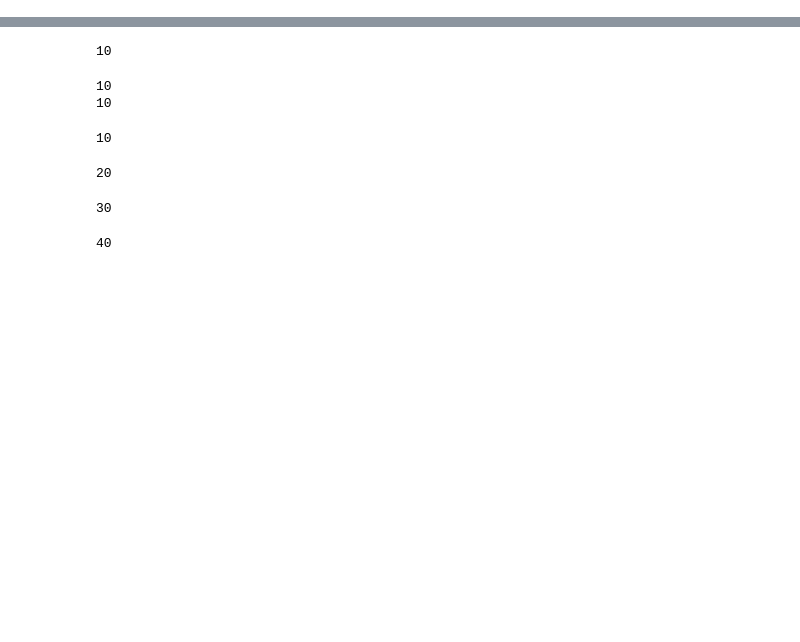
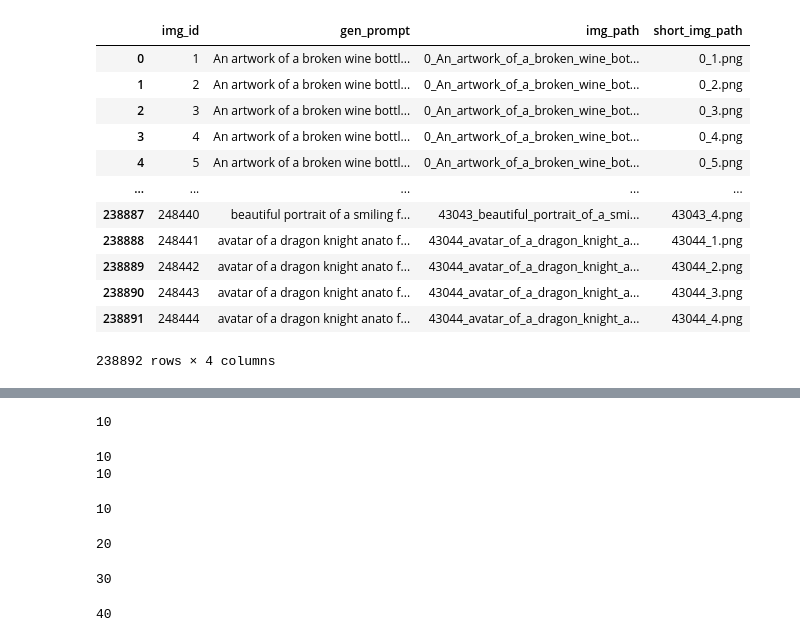
Before and after one commit to alecsharpie/game_asset_creation, a Jupyter notebook: notebooks/create_embedded_image_assets.ipynb, the cells around one changed output, grey strips where cells are left out. Drawn from its saved outputs; the diff is of its cells as text; code cells hidden in the pictures; blank space fills up the shorter version.

```diff
--- a/notebooks/create_embedded_image_assets.ipynb
+++ b/notebooks/create_embedded_image_assets.ipynb
@@ -5,0 +10,6 @@ import numpy as np
+# %%
+from pysimulacra.data import SimulacraData
+
+ds = SimulacraData('../raw_data/sac_public_2022_06_29.sqlite')
+
+data = ds.fetch_all_data()
@@ -5,0 +29,2 @@ import numpy as np
+# %%
+img_df = ds.get_image_paths_and_prompts()
@@ -5,0 +56,16 @@ import numpy as np
+# %%
+img_df
+# %% [output]
+|  | img_id | gen_prompt | img_path | short_img_path |
+| 0 | 1 | An artwork of a broken wine bottl... | 0_An_artwork_of_a_broken_wine_bot... | 0_1.png |
+| 1 | 2 | An artwork of a broken wine bottl... | 0_An_artwork_of_a_broken_wine_bot... | 0_2.png |
+| 2 | 3 | An artwork of a broken wine bottl... | 0_An_artwork_of_a_broken_wine_bot... | 0_3.png |
+| 3 | 4 | An artwork of a broken wine bottl... | 0_An_artwork_of_a_broken_wine_bot... | 0_4.png |
+| 4 | 5 | An artwork of a broken wine bottl... | 0_An_artwork_of_a_broken_wine_bot... | 0_5.png |
+| ... | ... | ... | ... | ... |
+| 238887 | 248440 | beautiful portrait of a smiling f... | 43043_beautiful_portrait_of_a_smi... | 43043_4.png |
+| 238888 | 248441 | avatar of a dragon knight anato f... | 43044_avatar_of_a_dragon_knight_a... | 43044_1.png |
+| 238889 | 248442 | avatar of a dragon knight anato f... | 43044_avatar_of_a_dragon_knight_a... | 43044_2.png |
+| 238890 | 248443 | avatar of a dragon knight anato f... | 43044_avatar_of_a_dragon_knight_a... | 43044_3.png |
+| 238891 | 248444 | avatar of a dragon knight anato f... | 43044_avatar_of_a_dragon_knight_a... | 43044_4.png |
+238892 rows × 4 columns
```
Also changed, not shown: parts of 25 cells of this notebook.
